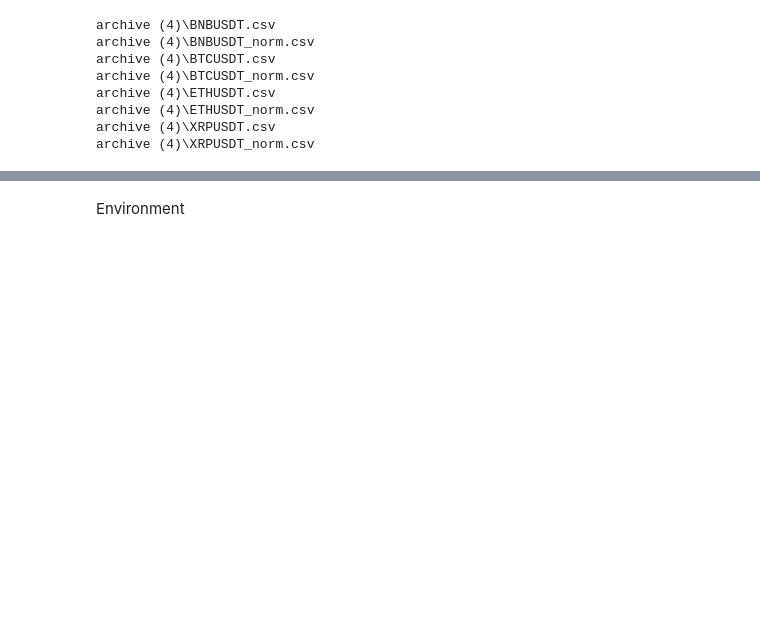
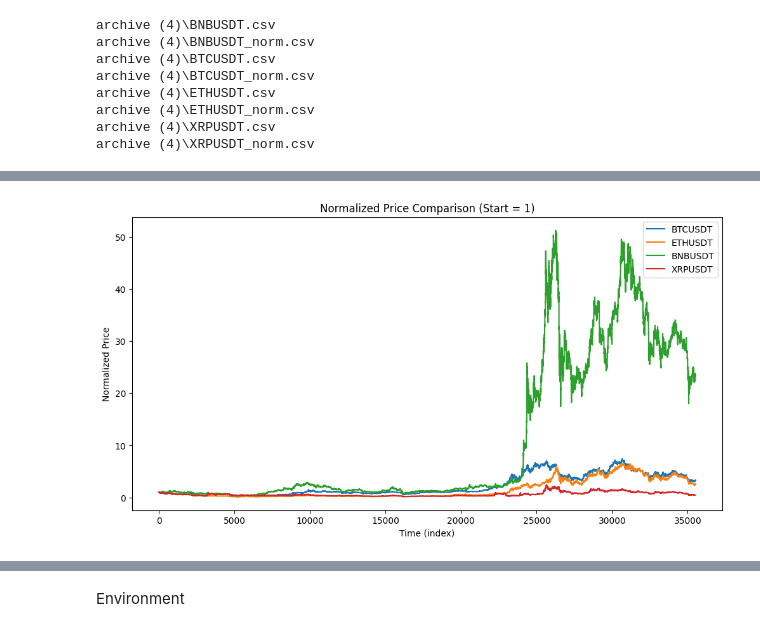
Before and after one commit to LiandarJoshua/DL-PROJECT-1, a Jupyter notebook: portfolio.ipynb, the cells around one changed output, grey strips where cells are left out. Drawn from its saved outputs; the diff is of its cells as text; code cells hidden in the pictures; blank space fills up the shorter version.

```diff
--- a/portfolio.ipynb
+++ b/portfolio.ipynb
@@ -16,3 +16,16 @@ archive (4)\ETHUSDT.csv
 archive (4)\ETHUSDT_norm.csv
 archive (4)\XRPUSDT.csv
 archive (4)\XRPUSDT_norm.csv
+# %%
+import os
+import pandas as pd
+
+# Path to your folder
+path = "archive (4)"
+
+# Loop through files and print columns
+for filename in os.listdir(path):
+    if filename.endswith(".csv"):
+        file_path = os.path.join(path, filename)
+        df = pd.read_csv(file_path, nrows=5)  # only read first 5 rows for speed
+        print(f"\n{filename} -> Columns: {list(df.columns)}")
@@ -18,0 +63,17 @@ archive (4)\XRPUSDT_norm.csv
+# %%
+import matplotlib.pyplot as plt
+
+assets = ["BTCUSDT.csv", "ETHUSDT.csv", "BNBUSDT.csv", "XRPUSDT.csv"]
+plt.figure(figsize=(12,6))
+
+for asset in assets:
+    df = pd.read_csv(f"archive (4)/{asset}")
+    plt.plot(df["Close"] / df["Close"].iloc[0], label=asset.replace(".csv",""))
+
+plt.title("Normalized Price Comparison (Start = 1)")
+plt.xlabel("Time (index)")
+plt.ylabel("Normalized Price")
+plt.legend()
+plt.show()
+# %% [output]
+[figure, added]
```
Also changed, not shown: parts of 5 cells of this notebook.
